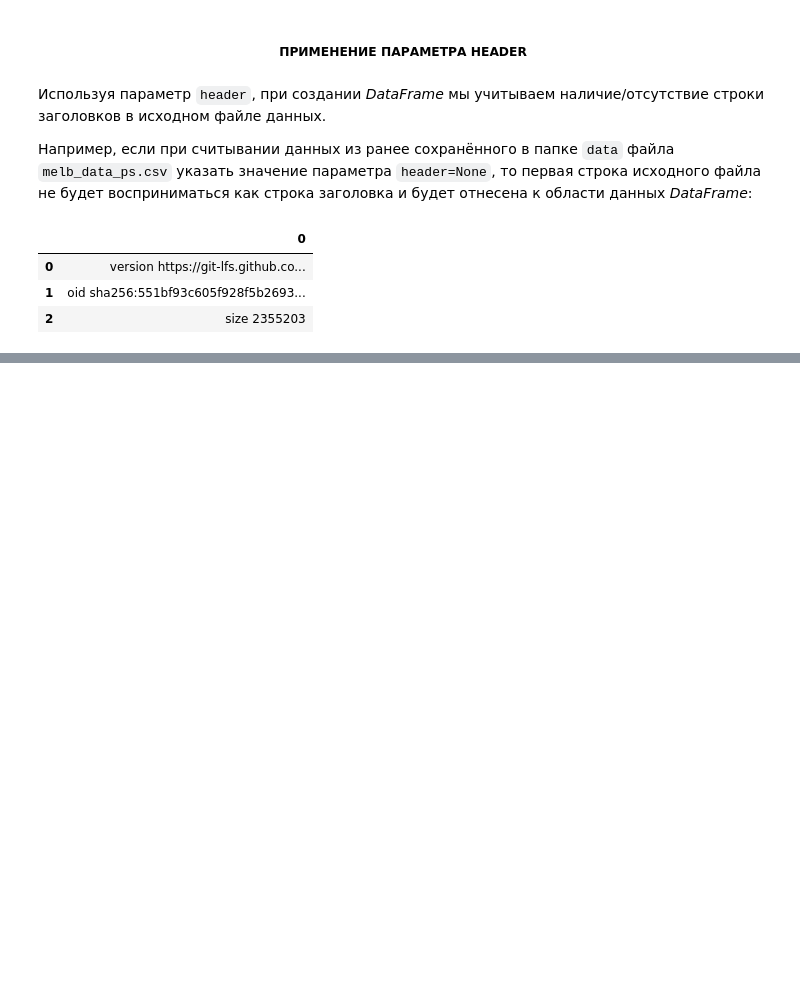
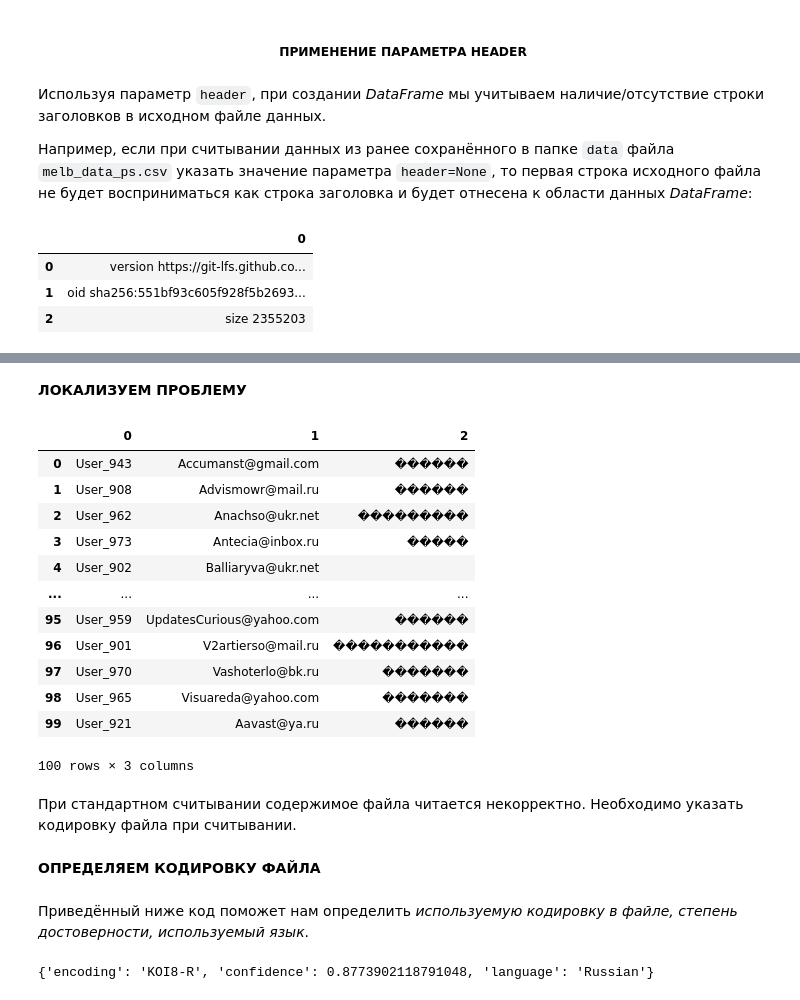
Before and after one commit to AnGera57/st_data_science, a Jupyter notebook: Skillfactory/16.1 - Как выгружать данные из файлов разных форматов/2 Работа с текстовыми данными.ipynb, the cells around one changed output, grey strips where cells are left out. Cells and saved outputs as stored; diff of their text form; code cells hidden in the pictures; blank space fills up the shorter version.

```diff
--- a/Skillfactory/16.1 - Как выгружать данные из файлов разных форматов/2 Работа с текстовыми данными.ipynb
+++ b/Skillfactory/16.1 - Как выгружать данные из файлов разных форматов/2 Работа с текстовыми данными.ipynb
@@ -53,0 +64,43 @@ display(melb_data)
+# %% [markdown]
+**ЛОКАЛИЗУЕМ ПРОБЛЕМУ**
+# %%
+# Считываем данные из файла с неизвестной кодировкой в переменную,
+# создавая объект DataFrame
+data = pd.read_csv('data/ErrorEnCoding.csv', header=None, encoding_errors='replace')
+# Выводим содержимое DAtaFrame на экран
+display(data)
+# %% [output]
+|  | 0 | 1 | 2 |
+| 0 | User_943 | Accumanst@gmail.com | ������ |
+| 1 | User_908 | Advismowr@mail.ru | ������ |
+| 2 | User_962 | Anachso@ukr.net | ��������� |
+| 3 | User_973 | Antecia@inbox.ru | ����� |
+| 4 | User_902 | Balliaryva@ukr.net |  |
+| ... | ... | ... | ... |
+| 95 | User_959 | UpdatesCurious@yahoo.com | ������ |
+| 96 | User_901 | V2artierso@mail.ru | ����������� |
+| 97 | User_970 | Vashoterlo@bk.ru | ������� |
+| 98 | User_965 | Visuareda@yahoo.com | ������� |
+| 99 | User_921 | Aavast@ya.ru | ������ |
+100 rows × 3 columns
+# %% [markdown]
+При стандартном считывании содержимое файла читается некорректно. Необходимо указать кодировку файла при считывании.
+# %% [markdown]
+**ОПРЕДЕЛЯЕМ КОДИРОВКУ ФАЙЛА**
+# %% [markdown]
+Приведённый ниже код поможет нам определить *используемую кодировку в файле, степень достоверности, используемый язык*.
+# %%
+# Импортируем субмодуль chardet.universak
+from chardet.universaldetector import UniversalDetector
+
+detector = UniversalDetector()
+
+with open('data/ErrorEnCoding.csv', 'rb') as fh:
+    for line in fh:
+        detector.feed(line)
+        if detector.done:
+            break
+
+print(detector.close())
+# %% [output]
+{'encoding': 'KOI8-R', 'confidence': 0.8773902118791048, 'language': 'Russian'}
```
Also changed, not shown: parts of 17 cells of this notebook, 6 other files.
